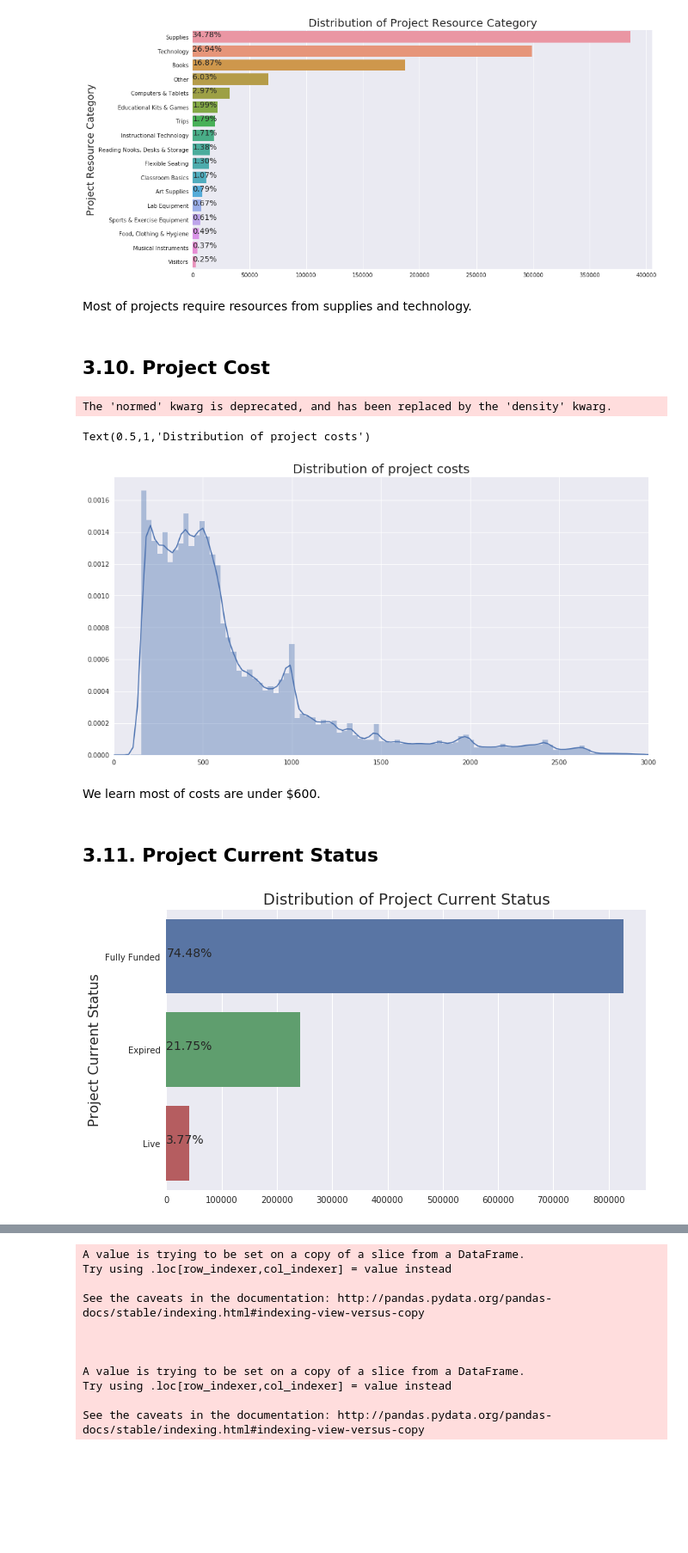
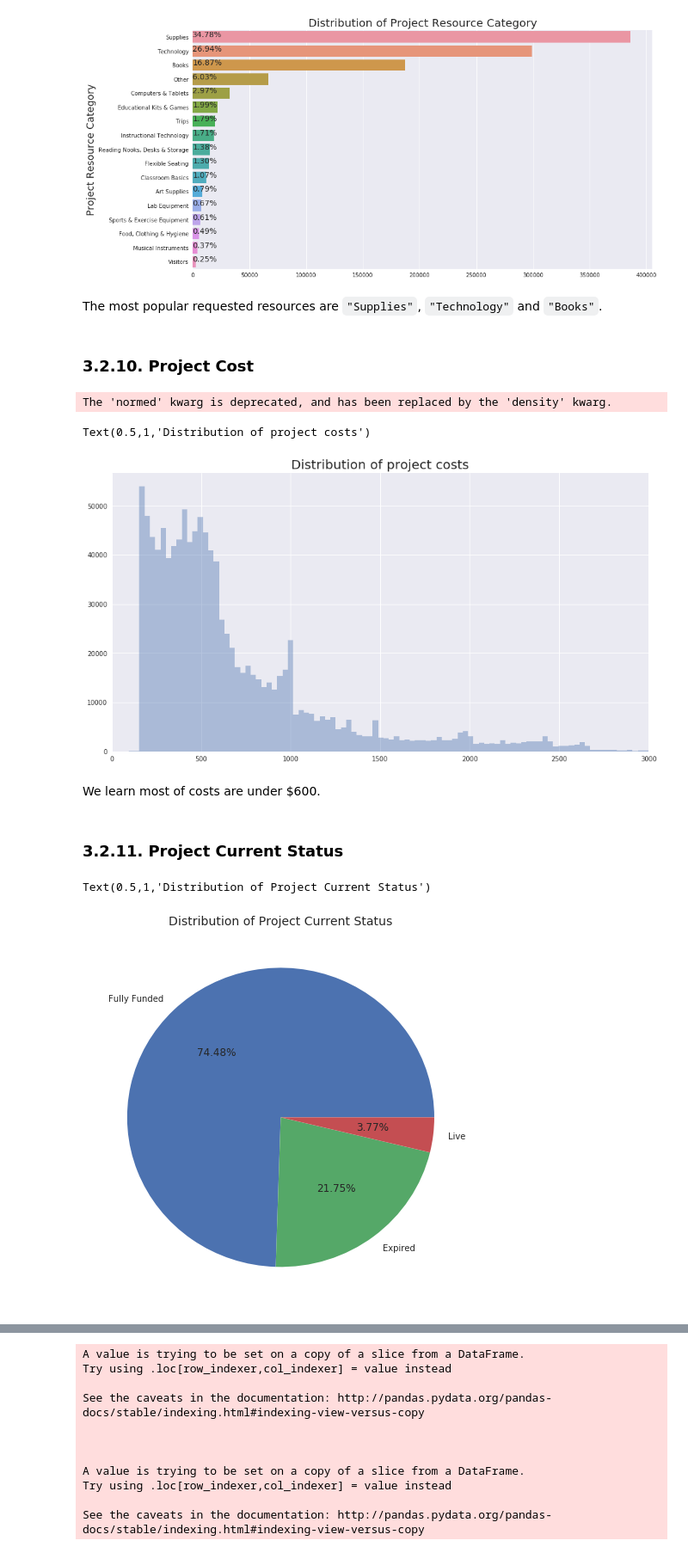
Before and after one commit to nrgdoublex/EDA_DonorsChoose, a Jupyter notebook: EDA.ipynb, the cells around one changed output, grey strips where cells are left out. Shown at 86% size. Cells and saved outputs as stored; diff of their text form; code cells hidden in the pictures; blank space fills up the shorter version.

```diff
--- a/EDA.ipynb
+++ b/EDA.ipynb
@@ -276,0 +398,4 @@ Text(0.5,1,'Top 20 Donor Cart Sequence')
+# %%
+redundant_ids = ["99c07777fdcf63d3a0fdb4a0deb4b012","c940d0e78b7559573aca536db90c0646"]
+projects = projects[~(projects['Project ID'].isin(redundant_ids) &
+                      (projects['Project Type'] == 'Professional Development'))]
@@ -371,35 +554,33 @@ for i,v in enumerate(temp['Project Resource Category']):
     plt.text(0,i,"{:.2f}%".format(float(v)/total*100),fontsize=14)
 # %% [output]
 [figure]
-# %% [markdown]
-Most of projects require resources from supplies and technology.
+# %% [markdown]
+The most popular requested resources are `"Supplies"`, `"Technology"` and `"Books"`.
 # %% [markdown]
-## <a id='310'>3.10. Project Cost</a>
+### <a id='3210'>3.2.10. Project Cost</a>
 # %%
 threshold = 3000
 temp = projects[['Project Cost']]
 plt.figure(figsize=(15,8))
-sns.distplot(temp[temp['Project Cost'] < threshold],bins=100)
+sns.distplot(temp[temp['Project Cost'] < threshold],bins=100,kde=False)
 plt.xlim([0,3001])
 plt.title("Distribution of project costs",fontsize=20)
 # %% [output]
 The 'normed' kwarg is deprecated, and has been replaced by the 'density' kwarg.
 Text(0.5,1,'Distribution of project costs')
-[figure, old version]
+[figure, new version]
 # %% [markdown]
 We learn most of costs are under $600.
 # %% [markdown]
-## <a id='311'>3.11. Project Current Status</a>
+### <a id='3211'>3.2.11. Project Current Status</a>
 # %%
 temp = projects['Project Current Status'].value_counts().sort_values(ascending=False).reset_index()[:20]
-plt.figure(figsize=(10,6))
-sns.barplot(x='Project Current Status',y='index',data=temp)
-total = temp['Project Current Status'].sum()
+plt.figure(figsize=(8,8))
+temp['Project Current Status'].plot(kind='pie',autopct='%.2f%%',labels=temp['index'])
 plt.xlabel("")
-plt.ylabel("Project Current Status",fontsize=16)
-plt.title("Distribution of Project Current Status",fontsize=18)
-for i,v in enumerate(temp['Project Current Status']):
-    plt.text(0,i,"{:.2f}%".format(float(v)/total*100),fontsize=14)
+plt.ylabel("")
+plt.title("Distribution of Project Current Status",fontsize=14)
 # %% [output]
+Text(0.5,1,'Distribution of Project Current Status')
-[figure, old version]
+[figure, new version]
 # %% [markdown]
```
Also changed, not shown: parts of 139 cells of this notebook.
